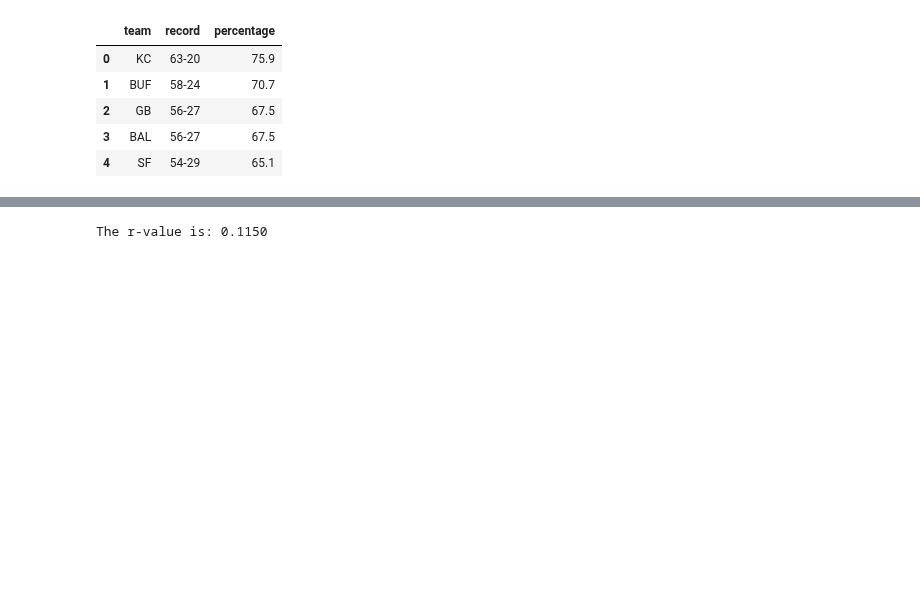
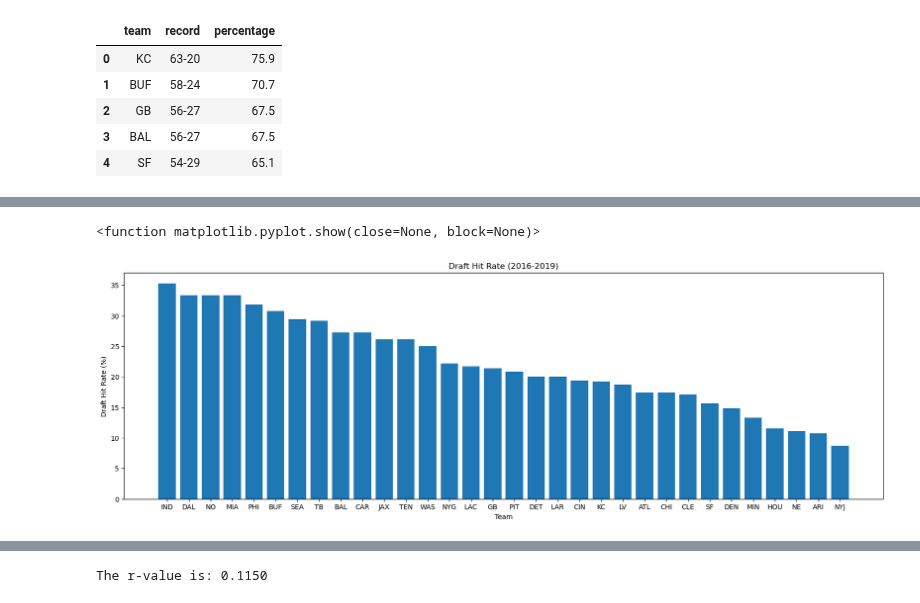
Before and after one commit to maslla100/NFL-Draft-Trends-, a Jupyter notebook: NFL_project_cleaned.ipynb, the cells around one changed output, grey strips where cells are left out. Cells and saved outputs as stored; diff of their text form; code cells hidden in the pictures; blank space fills up the shorter version.

```diff
--- a/NFL_project_cleaned.ipynb
+++ b/NFL_project_cleaned.ipynb
@@ -496,0 +476,6 @@ hit_rate_df
+# %%
+#Sort by hit_rate highest to lowest
+hit_rate_df_sorted = hit_rate_df.sort_values(by='hit_rate', ascending=False)
+hit_rate_df_sorted = hit_rate_df_sorted.reset_index(drop=True)
+hit_rate_df_sorted.index = hit_rate_df_sorted.index + 1
+hit_rate_df_sorted
@@ -552 +596,19 @@ nfl_record.head()
+# %%
+#Plot Win % by team
+plt.figure(figsize=(20, 6))
+plt.bar(hit_rate_df_sorted['team'], hit_rate_df_sorted['hit_rate'])
+plt.title('Draft Hit Rate (2016-2019)')
+plt.xlabel('Team')
+plt.ylabel('Draft Hit Rate (%)')
+plt.xticks(rotation=0)
+
+
+#save plot
+plt.savefig("output_data/Fig12.png")
+
+#show plot
+plt.show
+# %% [output]
+<function matplotlib.pyplot.show(close=None, block=None)>
+[figure, added]
 # %%
```
Also changed, not shown: parts of 12 cells of this notebook, 11 other files.
